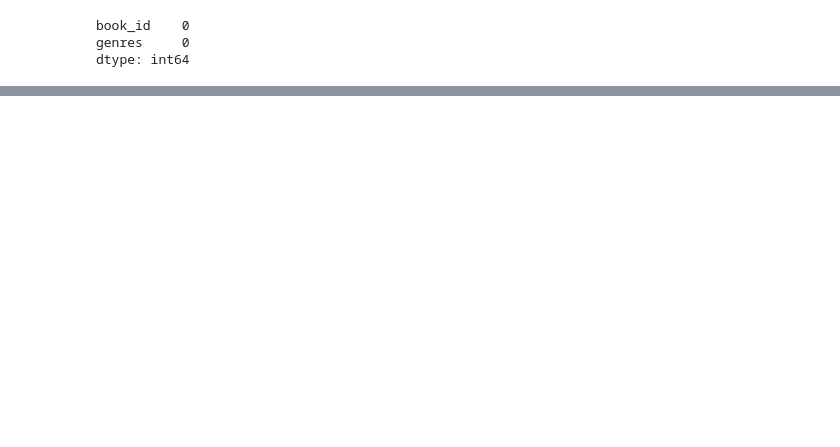
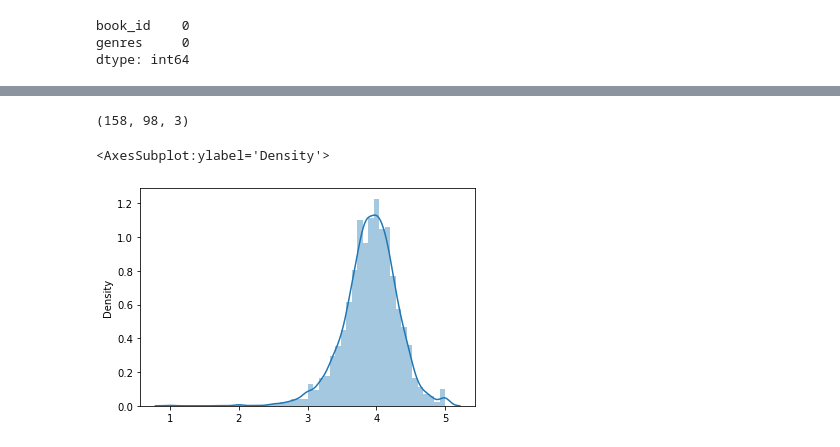
Before and after one commit to Srini-98/CS5260-Neural-Networks-2, a Jupyter notebook: data_collection/EDA.ipynb, the cells around one changed output, grey strips where cells are left out. Saved outputs shown, nothing was run; the diff lists cells and outputs as text; code cells hidden in the pictures; blank space fills up the shorter version.

```diff
--- a/data_collection/EDA.ipynb
+++ b/data_collection/EDA.ipynb
@@ -185,0 +201,4 @@ genre_labels_df_reduced.to_csv("../dataset/books_with_genres.csv", index=False)
+# %%
+plt.imread("../dataset/images/12001743").shape
+# %% [output]
+(158, 98, 3)
@@ -185,0 +208,5 @@ genre_labels_df_reduced.to_csv("../dataset/books_with_genres.csv", index=False)
+# %%
+sns.distplot(x = genre_labels_df_reduced["average_rating"])
+# %% [output]
+<AxesSubplot:ylabel='Density'>
+[figure, added]
```
Also changed, not shown: parts of 11 cells of this notebook, 2 other files.
